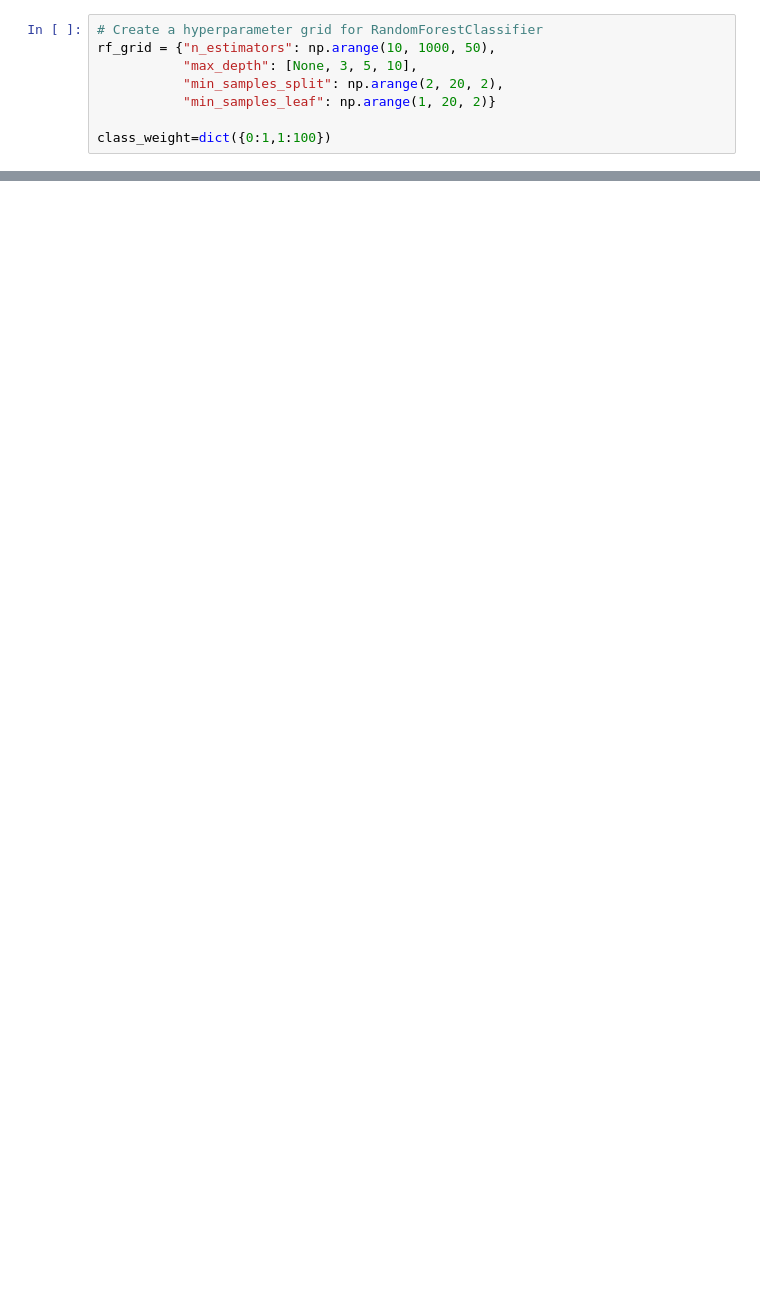
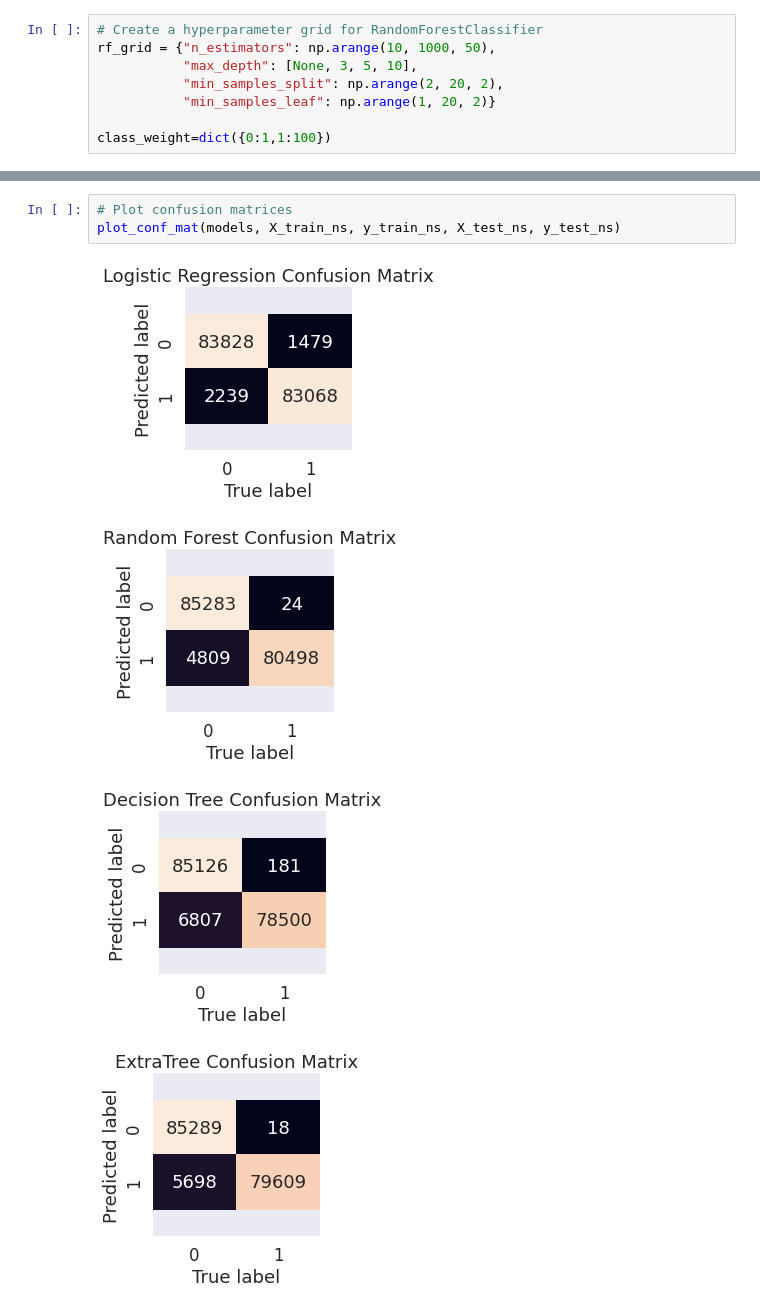
Before and after one commit to jakeisthegoat/Credit-Card-Fraud-Detection, a Jupyter notebook: Model/SMOTEAdaBoost.ipynb, the cells around one changed output, grey strips where cells are left out. Drawn from its saved outputs; the diff is of its cells as text; blank space fills up the shorter version.

```diff
--- a/Model/SMOTEAdaBoost.ipynb
+++ b/Model/SMOTEAdaBoost.ipynb
@@ -265,0 +312,8 @@ plot_conf_mat(y_test, y_preds)
+# %%
+# Plot confusion matrices
+plot_conf_mat(models, X_train_ns, y_train_ns, X_test_ns, y_test_ns)
+# %% [output]
+[figure, added]
+[figure, added]
+[figure, added]
+[figure, added]
```
Also changed, not shown: parts of 39 cells of this notebook.
